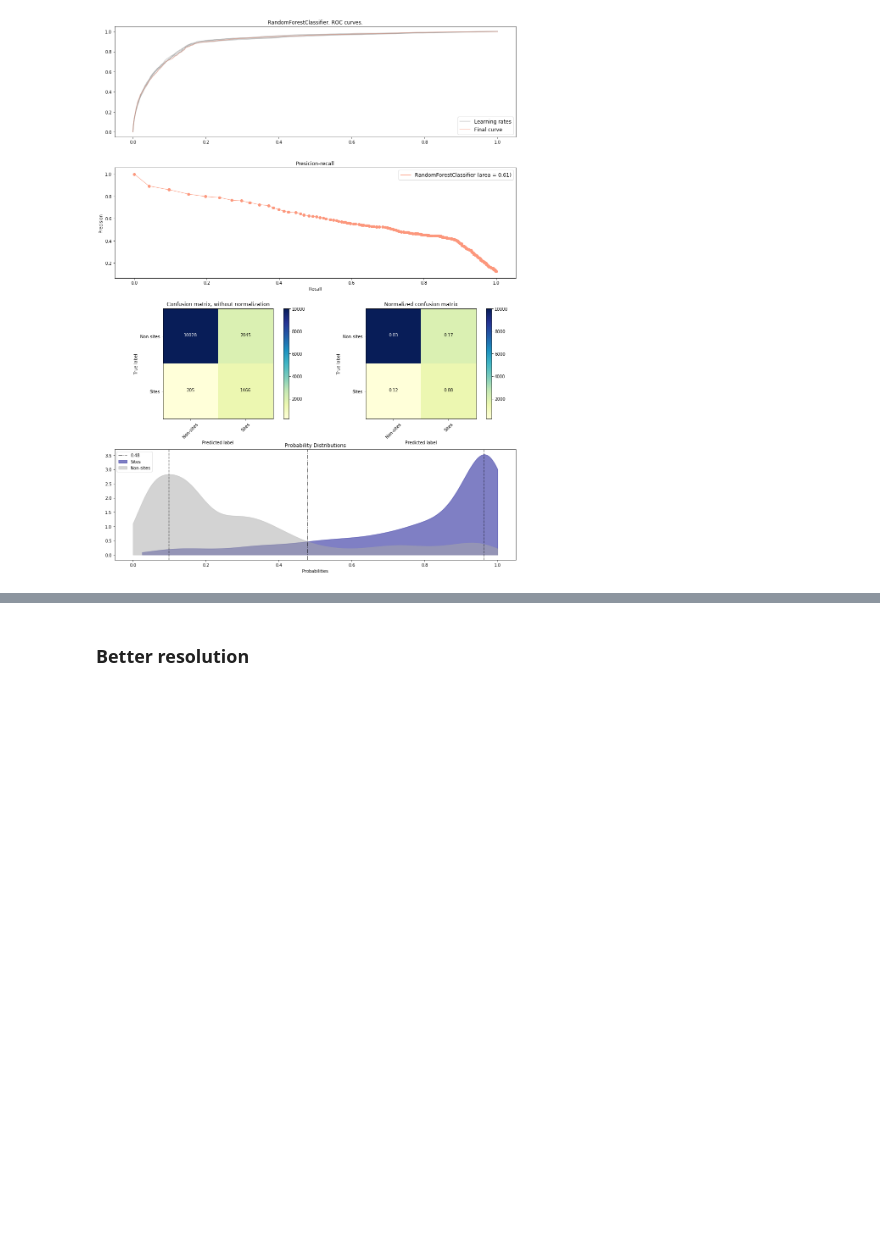
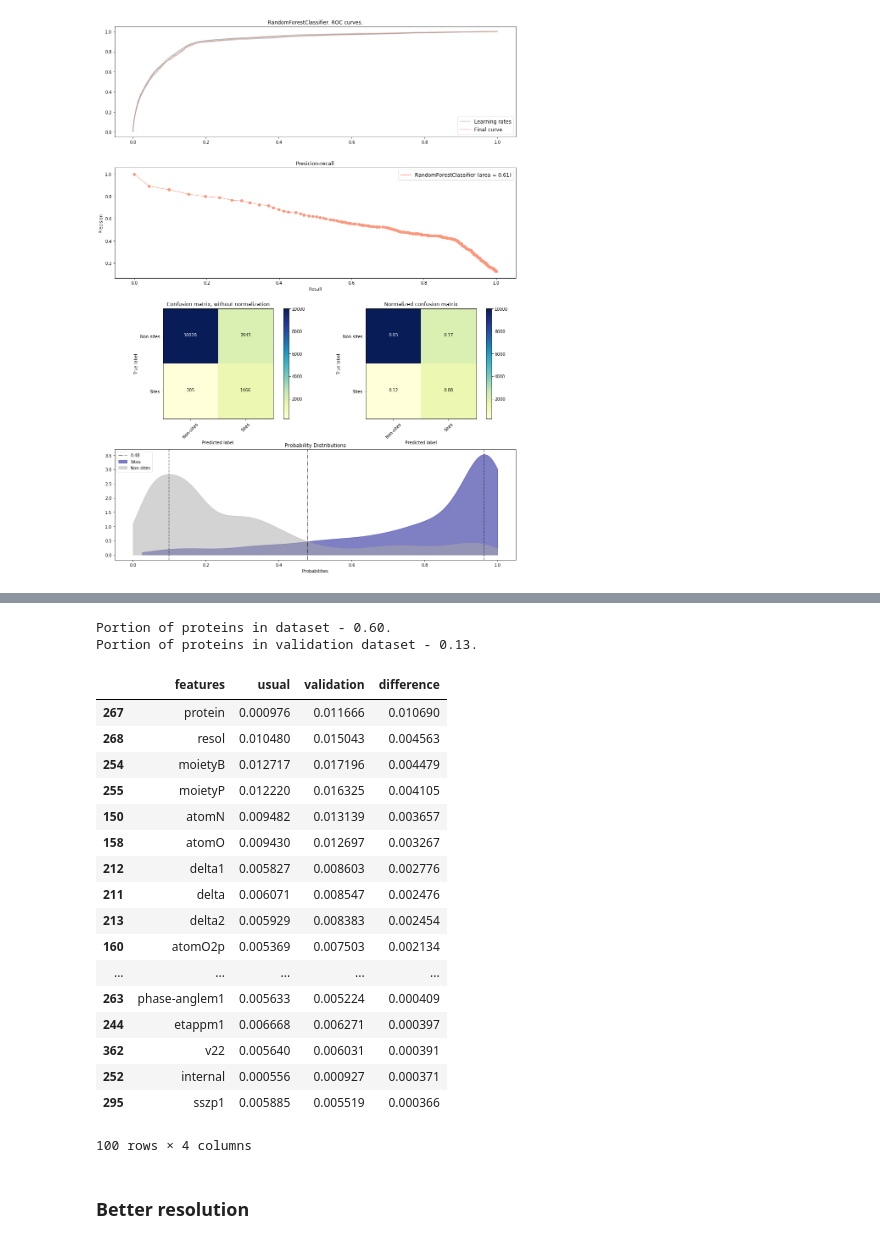
Before and after one commit to PollyTikhonova/coursework, a Jupyter notebook: validation/Train,Predict&Validate.Searching reasons of bad prediction.ipynb, the cells around one changed output, grey strips where cells are left out. Drawn from its saved outputs; the diff is of its cells as text; code cells hidden in the pictures; blank space fills up the shorter version.

```diff
--- a/validation/Train,Predict&Validate.Searching reasons of bad prediction.ipynb
+++ b/validation/Train,Predict&Validate.Searching reasons of bad prediction.ipynb
@@ -119,3 +140,43 @@ Portion of sites in train:  0.5
+# %%
+imps = pd.read_table('outputs/Ranked features.txt', header=None)
+imps_validation = pd.read_table('outputs/Ranked features on validation set.txt', header=None)
+# %%
+imps_validation.sort_values(0,ascending=True, axis=0, inplace=True)
+imps.sort_values(0,ascending=True, axis=0, inplace=True)
+# %%
+dif = np.abs(np.array(np.array(imps[1])-np.array(imps_validation[1])))
+# %%
+feature_imps = pd.DataFrame({'features':np.array(imps[0]),
+                             'usual':np.array(imps[1]),
+                             'validation':np.array(imps_validation[1]),
+                            'difference':dif}, columns=['features', 'usual', 'validation', 'difference'])
+feature_imps.sort_values('difference',ascending=False, axis=0, inplace=True)
+# %%
+print('Portion of proteins in dataset - %.2f.\nPortion of proteins in validation dataset - %.2f.'%(0.6, 0.13))
+# %% [output]
+Portion of proteins in dataset - 0.60.
+Portion of proteins in validation dataset - 0.13.
+# %%
+feature_imps.head(100)
+# %% [output]
+|  | features | usual | validation | difference |
+| 267 | protein | 0.000976 | 0.011666 | 0.010690 |
+| 268 | resol | 0.010480 | 0.015043 | 0.004563 |
+| 254 | moietyB | 0.012717 | 0.017196 | 0.004479 |
+| 255 | moietyP | 0.012220 | 0.016325 | 0.004105 |
+| 150 | atomN | 0.009482 | 0.013139 | 0.003657 |
+| 158 | atomO | 0.009430 | 0.012697 | 0.003267 |
+| 212 | delta1 | 0.005827 | 0.008603 | 0.002776 |
+| 211 | delta | 0.006071 | 0.008547 | 0.002476 |
+| 213 | delta2 | 0.005929 | 0.008383 | 0.002454 |
+| 160 | atomO2p | 0.005369 | 0.007503 | 0.002134 |
+| ... | ... | ... | ... | ... |
+| 263 | phase-anglem1 | 0.005633 | 0.005224 | 0.000409 |
+| 244 | etappm1 | 0.006668 | 0.006271 | 0.000397 |
+| 362 | v22 | 0.005640 | 0.006031 | 0.000391 |
+| 252 | internal | 0.000556 | 0.000927 | 0.000371 |
+| 295 | sszp1 | 0.005885 | 0.005519 | 0.000366 |
+100 rows × 4 columns
 # %% [markdown]
 ### Better resolution
 # %%
```
Also changed, not shown: parts of 5 cells of this notebook, 1 other file.
